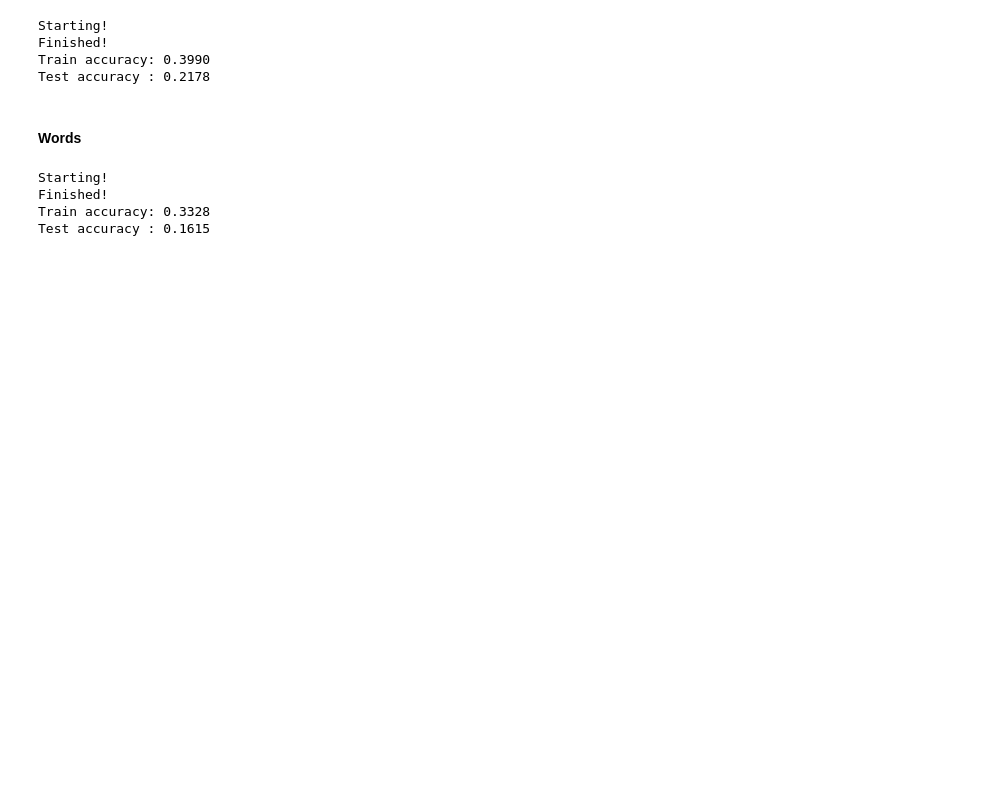
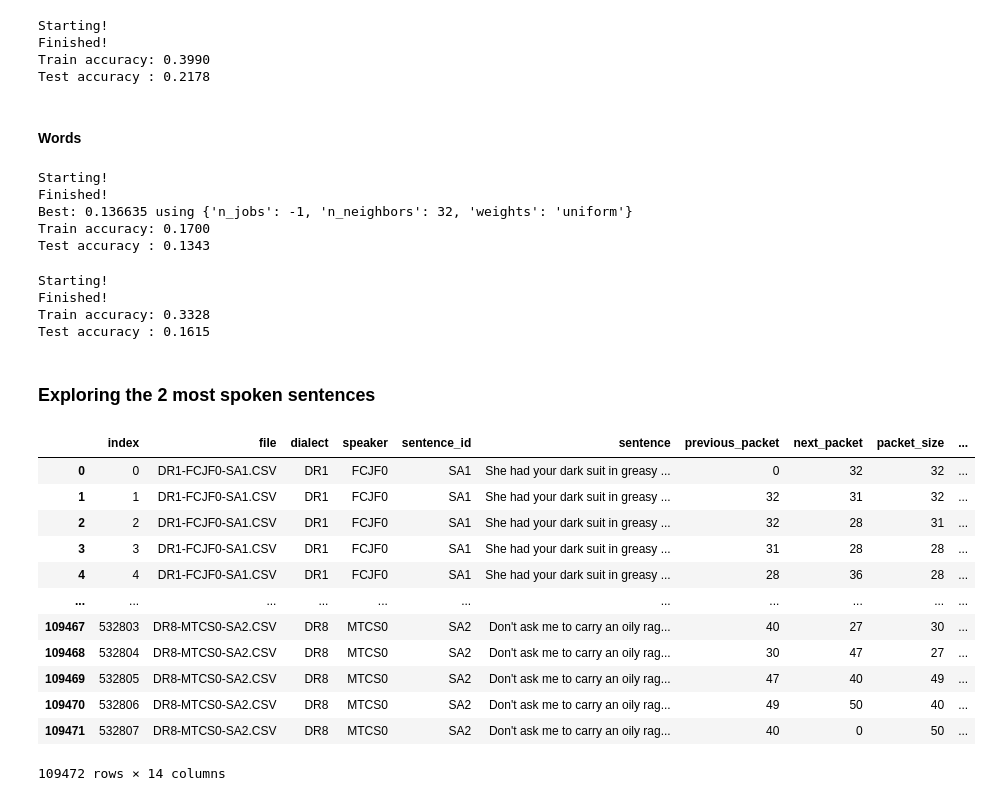
Before and after one commit to czFIRE/BT_attack_on_VoIP_encrypted_messengers, a Jupyter notebook: notebooks/skype_different_data_preprocessing.ipynb, the cells around one changed output. Cells and saved outputs as stored; diff of their text form; code cells hidden in the pictures; blank space fills up the shorter version.

```diff
--- a/notebooks/skype_different_data_preprocessing.ipynb
+++ b/notebooks/skype_different_data_preprocessing.ipynb
@@ -1472,3 +1506,17 @@ train_labels, test_labels, encoder = prepare_labels(train_labels, test_labels, l
+# %%
+print("Starting!")
+gscv_clf.fit(train_set, train_labels)
+print("Finished!")
+
+print("Best: %f using %s" % (gscv_clf.best_score_, gscv_clf.best_params_))
+print(f"Train accuracy: {gscv_clf.score(train_set, train_labels):.4f}")
+print(f"Test accuracy : {gscv_clf.score(test_set, test_labels):.4f}")
+# %% [output]
+Starting!
+Finished!
+Best: 0.136635 using {'n_jobs': -1, 'n_neighbors': 32, 'weights': 'uniform'}
+Train accuracy: 0.1700
+Test accuracy : 0.1343
 # %%
 knn_clf_pipeline = Pipeline(
     [
@@ -1490,3 +1538,26 @@ Starting!
 Finished!
 Train accuracy: 0.3328
 Test accuracy : 0.1615
+# %% [markdown]
+### Exploring the 2 most spoken sentences
+# %%
+sentence_1 = "She had your dark suit in greasy wash water all year."
+sentence_2 = "Don't ask me to carry an oily rag like that."
+# %%
+two_sentence_train = single_phonemes_train.loc[single_phonemes_train["sentence"].isin([sentence_1, sentence_2])]
+two_sentence_train.reset_index(inplace=True)
+two_sentence_train
+# %% [output]
+|  | index | file | dialect | speaker | sentence_id | sentence | previous_packet | next_packet | packet_size | ... |
+| 0 | 0 | DR1-FCJF0-SA1.CSV | DR1 | FCJF0 | SA1 | She had your dark suit in greasy ... | 0 | 32 | 32 | ... |
+| 1 | 1 | DR1-FCJF0-SA1.CSV | DR1 | FCJF0 | SA1 | She had your dark suit in greasy ... | 32 | 31 | 32 | ... |
+| 2 | 2 | DR1-FCJF0-SA1.CSV | DR1 | FCJF0 | SA1 | She had your dark suit in greasy ... | 32 | 28 | 31 | ... |
+| 3 | 3 | DR1-FCJF0-SA1.CSV | DR1 | FCJF0 | SA1 | She had your dark suit in greasy ... | 31 | 28 | 28 | ... |
+| 4 | 4 | DR1-FCJF0-SA1.CSV | DR1 | FCJF0 | SA1 | She had your dark suit in greasy ... | 28 | 36 | 28 | ... |
+| ... | ... | ... | ... | ... | ... | ... | ... | ... | ... | ... |
+| 109467 | 532803 | DR8-MTCS0-SA2.CSV | DR8 | MTCS0 | SA2 | Don't ask me to carry an oily rag... | 40 | 27 | 30 | ... |
+| 109468 | 532804 | DR8-MTCS0-SA2.CSV | DR8 | MTCS0 | SA2 | Don't ask me to carry an oily rag... | 30 | 47 | 27 | ... |
+| 109469 | 532805 | DR8-MTCS0-SA2.CSV | DR8 | MTCS0 | SA2 | Don't ask me to carry an oily rag... | 47 | 40 | 49 | ... |
+| 109470 | 532806 | DR8-MTCS0-SA2.CSV | DR8 | MTCS0 | SA2 | Don't ask me to carry an oily rag... | 49 | 50 | 40 | ... |
+| 109471 | 532807 | DR8-MTCS0-SA2.CSV | DR8 | MTCS0 | SA2 | Don't ask me to carry an oily rag... | 40 | 0 | 50 | ... |
+109472 rows × 14 columns
```
Also changed, not shown: parts of 79 cells of this notebook, 3 other files.
